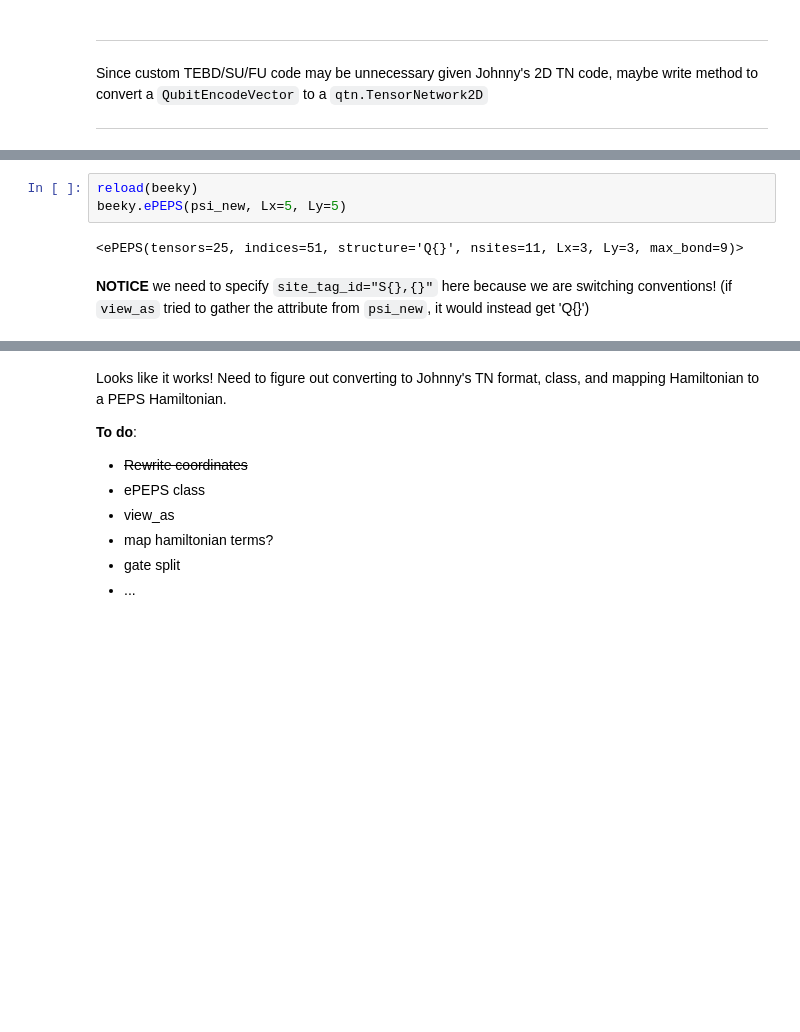
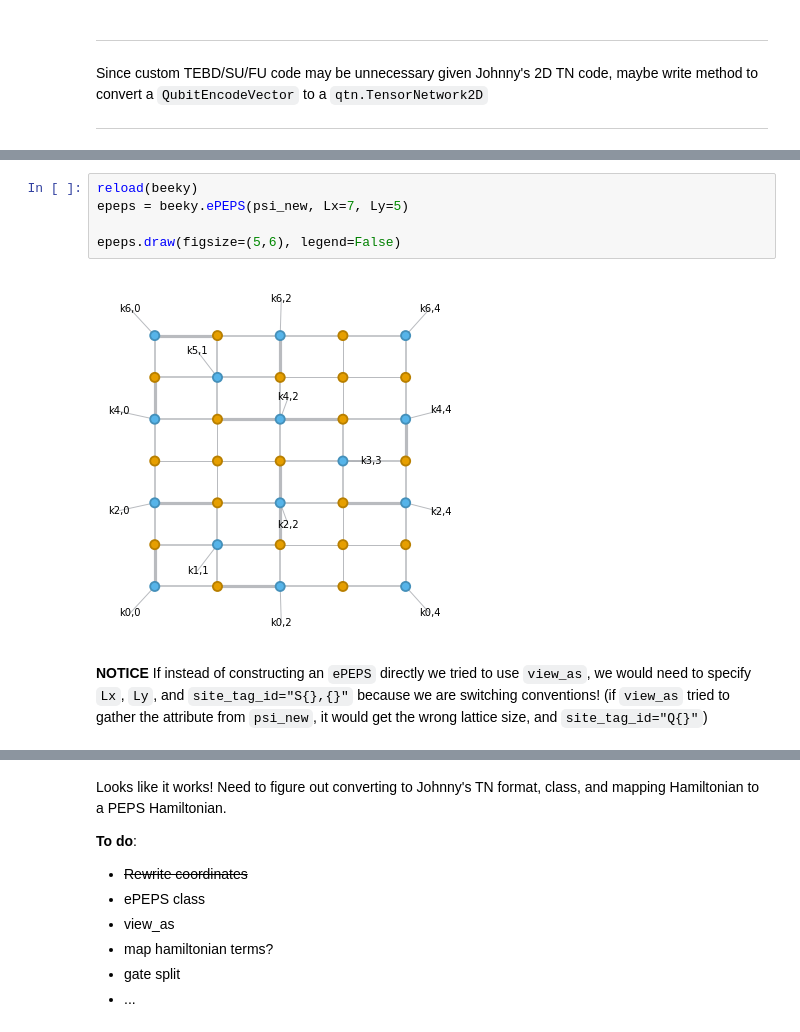
Before and after one commit to gabrielwoolls/fermion-encoding, a Jupyter notebook: Examples-Testing.ipynb, the cells around one changed output, grey strips where cells are left out. Cells and saved outputs as stored; diff of their text form; blank space fills up the shorter version.

```diff
--- a/Examples-Testing.ipynb
+++ b/Examples-Testing.ipynb
@@ -398,9 +398,11 @@ psi_new.graph(color=['QUBIT','AUX'], figsize=(4,4), legend=False, highlight_inds
 # %%
 reload(beeky)
-beeky.ePEPS(psi_new, Lx=5, Ly=5)
+epeps = beeky.ePEPS(psi_new, Lx=7, Ly=5)
+
+epeps.draw(figsize=(5,6), legend=False)
 # %% [output]
-<ePEPS(tensors=25, indices=51, structure='Q{}', nsites=11, Lx=3, Ly=3, max_bond=9)>
+[figure, added]
 # %% [markdown]
-**NOTICE** we need to specify `site_tag_id="S{},{}"` here because we are switching conventions! (if `view_as` tried to gather the attribute from `psi_new`, it would instead get 'Q{}')
+**NOTICE** If instead of constructing an `ePEPS` directly we tried to use `view_as`, we would need to specify `Lx`, `Ly`, and `site_tag_id="S{},{}"` because we are switching conventions! (if `view_as` tried to gather the attribute from `psi_new`, it would get the wrong lattice size, and `site_tag_id="Q{}"`)
 # %%
 psi_new.view_as(beeky.ePEPS, site_tag_id='S{},{}', site_ind_id='k{},{}')
```
Also changed, not shown: parts of 4 cells of this notebook, 1 other file.
